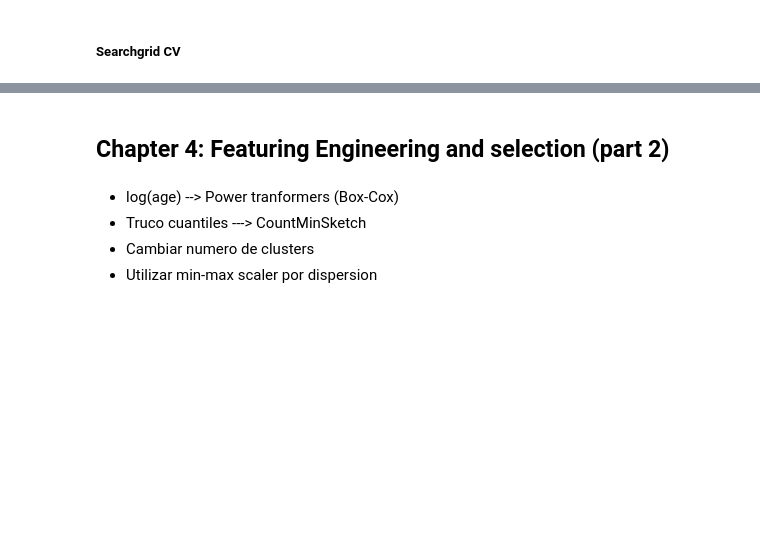
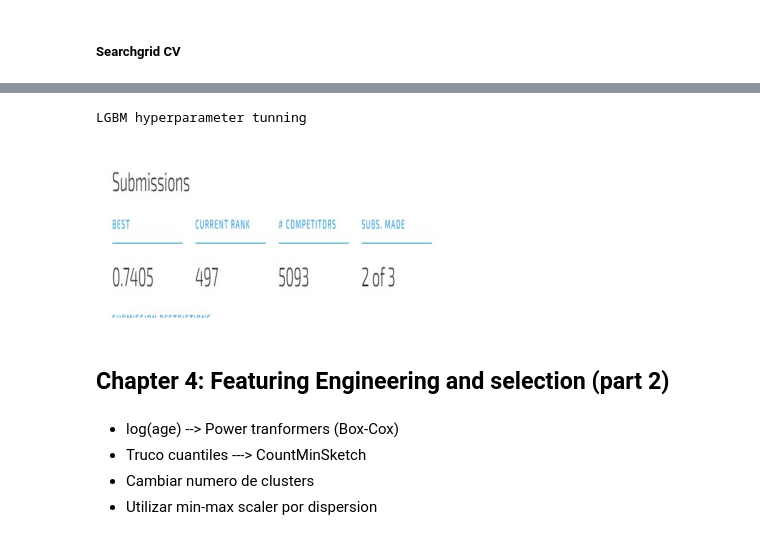
Before and after one commit to bereamanuel/Ritchter-s-predictors, a Jupyter notebook: jupyter/dataAnalisis.ipynb, the cells around one changed output, grey strips where cells are left out. Drawn from its saved outputs; the diff is of its cells as text; code cells hidden in the pictures; blank space fills up the shorter version.

```diff
--- a/jupyter/dataAnalisis.ipynb
+++ b/jupyter/dataAnalisis.ipynb
@@ -1347,6 +1433,15 @@ testOut4 = testOut.copy()
 prediccionesLGBM = modelLGBM.predict(testOut4)
 testOut4['damage_grade'] = prediccionesLGBM
 testOut4[['building_id','damage_grade']].to_csv("../predictions/predOutLGBMmodel2.csv", index = False)
+# %%
+print("LGBM hyperparameter tunning")
+pred_model1 = img_reshape_more('/prediccions/threeOutLGBMHYPER.jpg')
+plt.imshow(np.asarray(pred_model1))
+plt.axis('off')
+plt.show()
+# %% [output]
+LGBM hyperparameter tunning
+[figure, added]
 # %% [markdown]
 ## Chapter 4: Featuring Engineering and selection (part 2)
 # %% [markdown]
```
Also changed, not shown: parts of 33 cells of this notebook, 4 other files.
